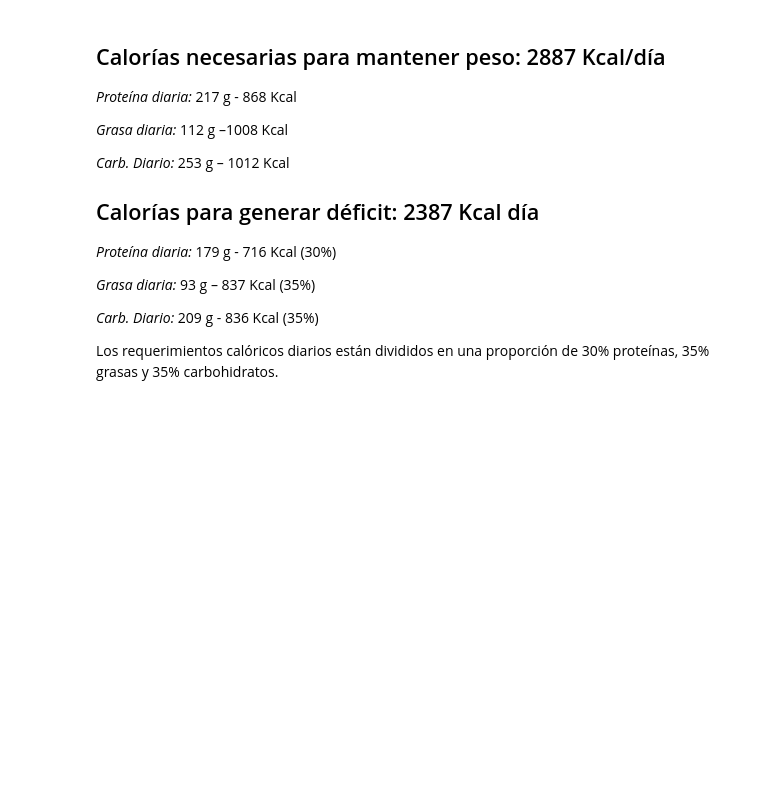
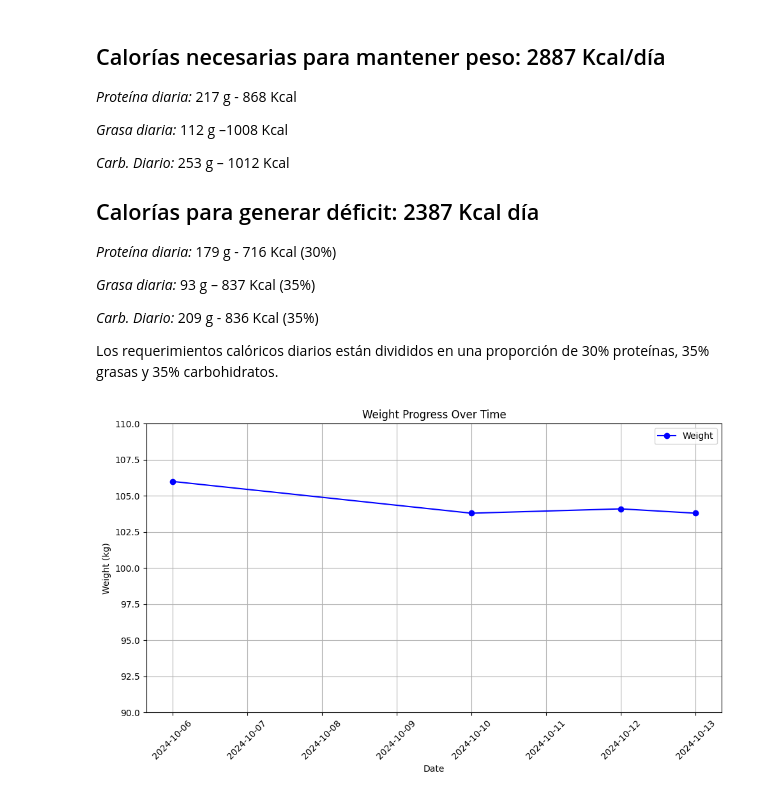
Before and after one commit to cris7ian/fitness, a Jupyter notebook: fitness.ipynb, the cells around one changed output. Saved outputs shown, nothing was run; the diff lists cells and outputs as text; code cells hidden in the pictures; blank space fills up the shorter version.

```diff
--- a/fitness.ipynb
+++ b/fitness.ipynb
@@ -27,7 +27,7 @@ folder_path = './logs/'
 # Get all CSV files that start with "Nutrition-Summary" from the folder
 csv_files = glob.glob(os.path.join(folder_path, "Nutrition-Summary*.csv"))
 
-# Create an empty DataFrame to hold all the combined data
+# Create an empty DataFrame to hold all the combined data for nutrition
 data = pd.DataFrame()
 
 # Iterate over the list of CSV files and read each one, adding to the 'data' DataFrame
@@ -37,6 +37,53 @@ for file in csv_files:
 
     # Append the data from this CSV to the main 'data' DataFrame
     data = pd.concat([data, df], ignore_index=True)
+
+# Get all CSV files that start with "Exercise-Summary" from the folder
+exercise_csv_files = glob.glob(os.path.join(folder_path, "Measurement-Summary*.csv"))
+
+# Create an empty DataFrame to hold all the combined data for exercise
+weight_data = pd.DataFrame()
+
+# Iterate over the list of exercise CSV files and read each one, adding to the 'weight_data' DataFrame
+for file in exercise_csv_files:
+    # Read the current CSV file
+    df_exercise = pd.read_csv(file)
+
+    # Append the data from this CSV to the main 'weight_data' DataFrame
+    weight_data = pd.concat([weight_data, df_exercise], ignore_index=True)
+# %%
+# Ensure that the Date column is parsed as a datetime object
+weight_data['Date'] = pd.to_datetime(weight_data['Date'])
+
+# Sort the data by Date in case the data is not ordered
+weight_data = weight_data.sort_values(by='Date')
+
+# Plotting the data
+plt.figure(figsize=(10, 6))
+
+# Plotting the Date against Weight
+plt.plot(weight_data['Date'], weight_data['Weight'], marker='o', linestyle='-', color='b', label='Weight')
+
+# Adding labels and title
+plt.xlabel('Date')
+plt.ylabel('Weight (kg)')
+plt.title('Weight Progress Over Time')
+plt.grid(True)
+
+# Setting the y-axis limits from 0 to 120 kg
+plt.ylim(90, 110)
+
+# Displaying the legend
+plt.legend()
+
+# Rotate the x-axis labels for better readability
+plt.xticks(rotation=45)
+
+# Show the plot
+plt.tight_layout()
+plt.show()
+# %% [output]
+[figure, added]
 # %%
 # Now the 'data' variable contains all the aggregated data from the CSV files
 # Group data by Date and Meal, summing the calories for each meal type per day
```
Also changed, not shown: parts of 3 cells of this notebook.
